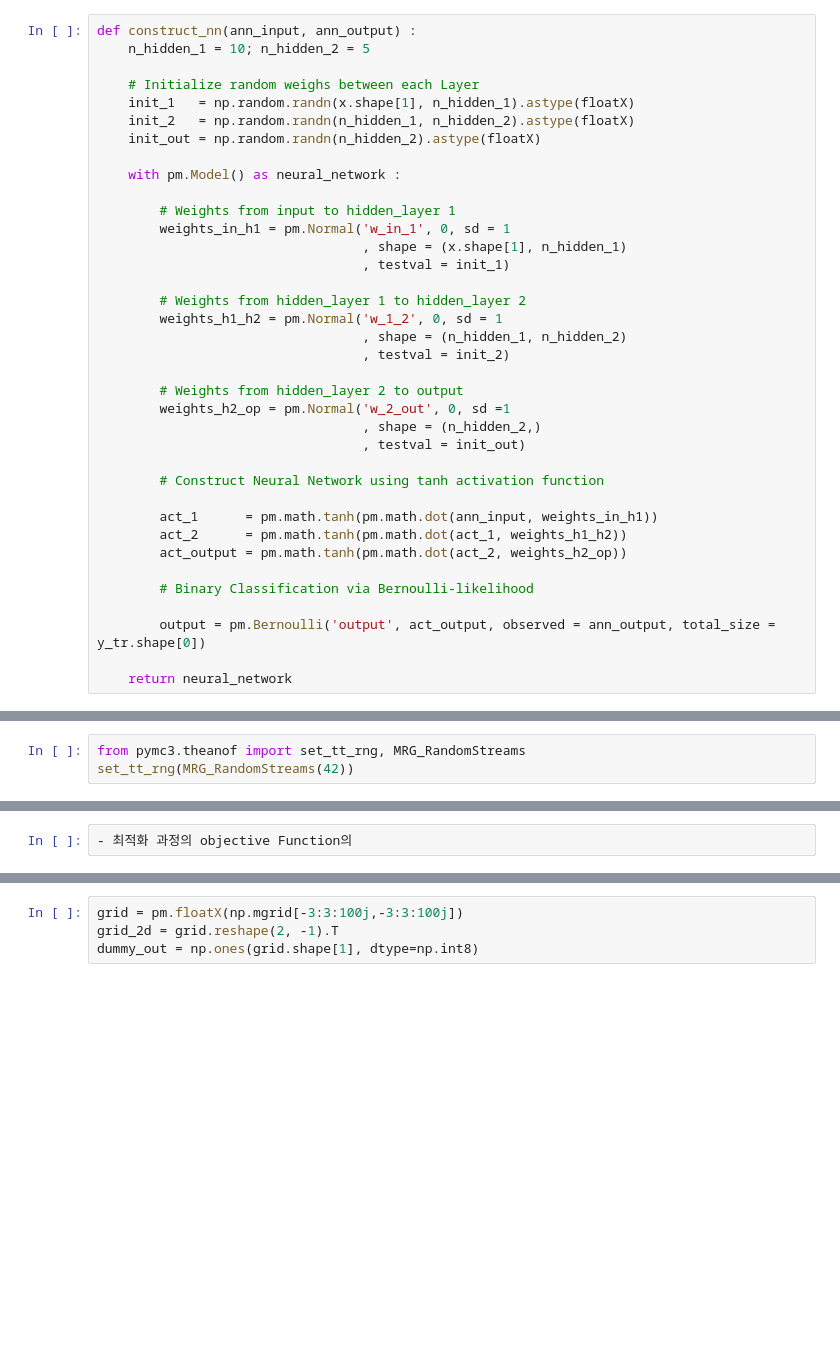
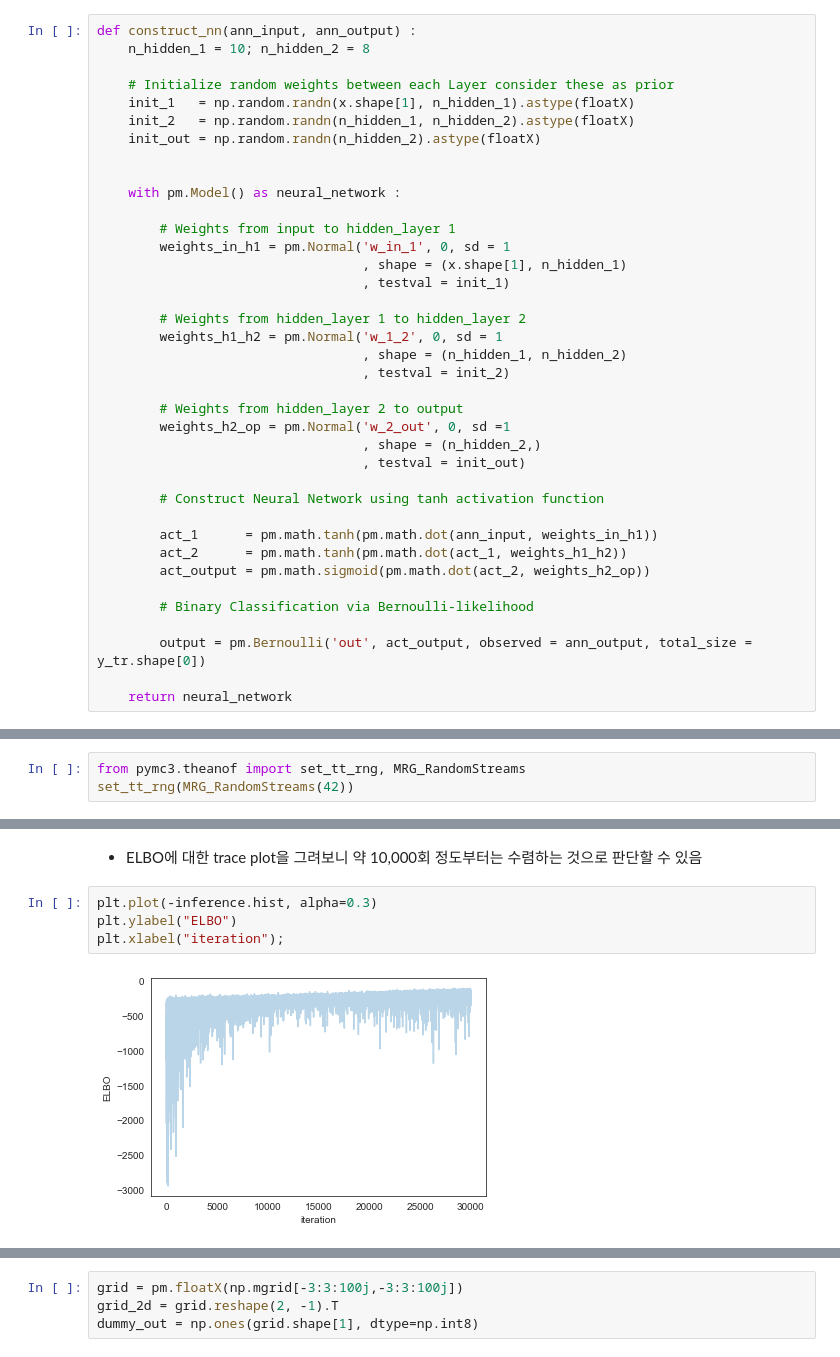
Before and after one commit to seolbluewings/Python, a Jupyter notebook: Bayesian Neural Network.ipynb, the cells around one changed output, grey strips where cells are left out. Saved outputs shown, nothing was run; the diff lists cells and outputs as text; blank space fills up the shorter version.

```diff
--- a/Bayesian Neural Network.ipynb
+++ b/Bayesian Neural Network.ipynb
@@ -39,11 +39,12 @@ floatX = theano.config.floatX
 # %%
 def construct_nn(ann_input, ann_output) :
-    n_hidden_1 = 10; n_hidden_2 = 5
+    n_hidden_1 = 10; n_hidden_2 = 8
 
-    # Initialize random weighs between each Layer
+    # Initialize random weights between each Layer consider these as prior
     init_1   = np.random.randn(x.shape[1], n_hidden_1).astype(floatX)
     init_2   = np.random.randn(n_hidden_1, n_hidden_2).astype(floatX)
     init_out = np.random.randn(n_hidden_2).astype(floatX)
+
 
     with pm.Model() as neural_network :
 
@@ -66,11 +67,11 @@ def construct_nn(ann_input, ann_output) :
 
         act_1      = pm.math.tanh(pm.math.dot(ann_input, weights_in_h1))
         act_2      = pm.math.tanh(pm.math.dot(act_1, weights_h1_h2))
-        act_output = pm.math.tanh(pm.math.dot(act_2, weights_h2_op))
+        act_output = pm.math.sigmoid(pm.math.dot(act_2, weights_h2_op))
 
         # Binary Classification via Bernoulli-likelihood
 
-        output = pm.Bernoulli('output', act_output, observed = ann_output, total_size = y_tr.shape[0])
+        output = pm.Bernoulli('out', act_output, observed = ann_output, total_size = y_tr.shape[0])
 
     return neural_network
 # %%
@@ -92,2 +94,8 @@ Finished [100%]: Average Loss = 524.08
-# %%
-- 최적화 과정의 objective Function의
+# %% [markdown]
+- ELBO에 대한 trace plot을 그려보니 약 10,000회 정도부터는 수렴하는 것으로 판단할 수 있음
+# %%
+plt.plot(-inference.hist, alpha=0.3)
+plt.ylabel("ELBO")
+plt.xlabel("iteration");
+# %% [output]
+[figure, added]
```
Also changed, not shown: parts of 23 cells of this notebook.
